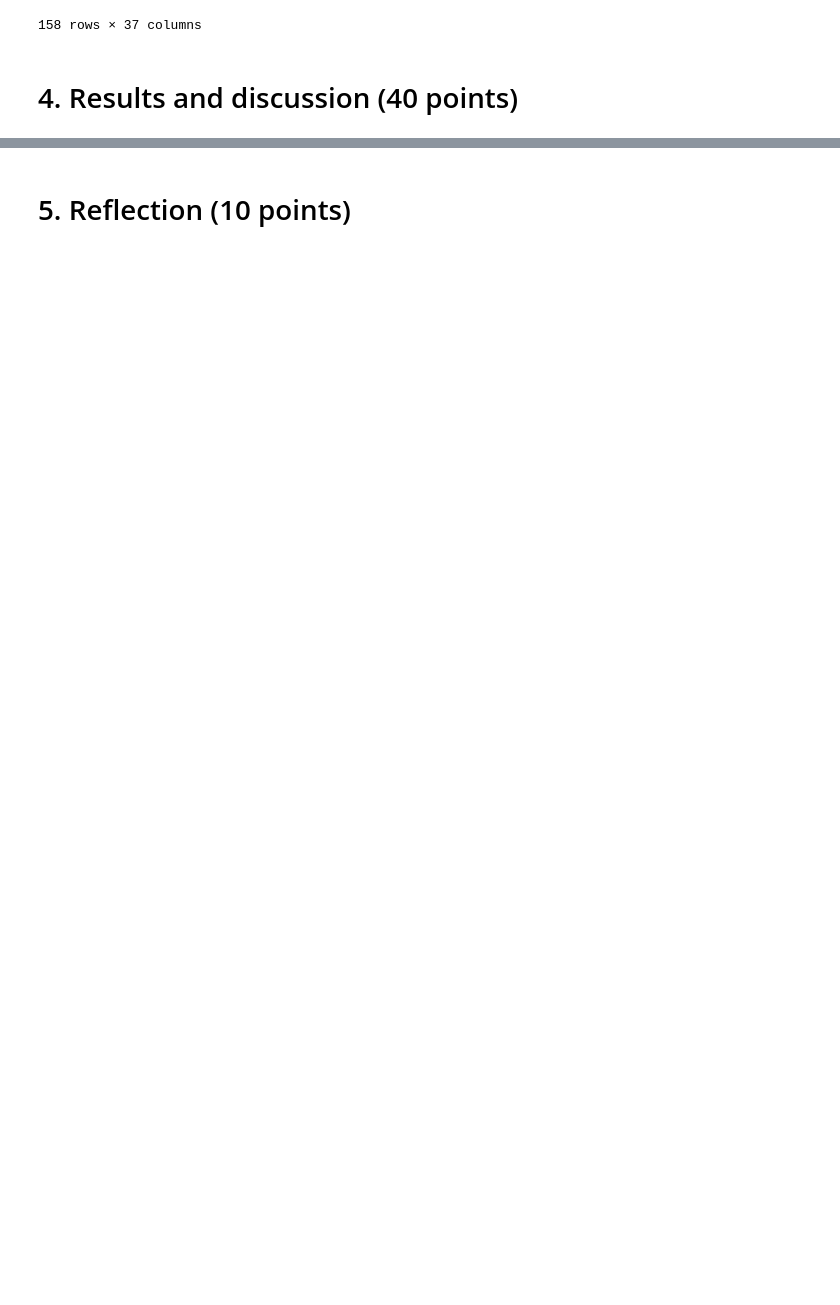
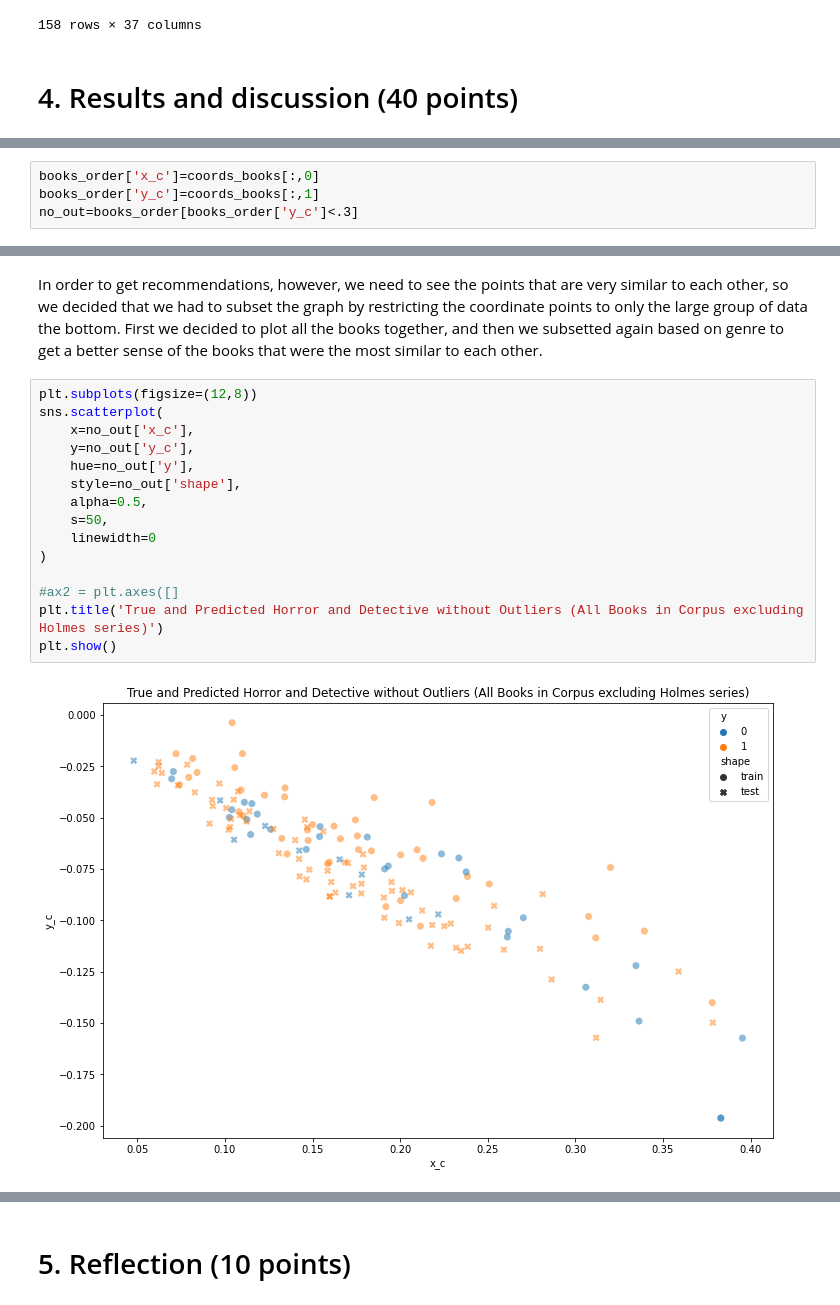
Before and after one commit to gitstelle/info3350-book-recommendation, a Jupyter notebook: books/mp_03_research_report.ipynb, the cells around one changed output, grey strips where cells are left out. Drawn from its saved outputs; the diff is of its cells as text; blank space fills up the shorter version.

```diff
--- a/books/mp_03_research_report.ipynb
+++ b/books/mp_03_research_report.ipynb
@@ -678,0 +695,4 @@ books_order
+# %%
+books_order['x_c']=coords_books[:,0]
+books_order['y_c']=coords_books[:,1]
+no_out=books_order[books_order['y_c']<.3]
@@ -678,0 +723,19 @@ books_order
+# %% [markdown]
+In order to get recommendations, however, we need to see the points that are very similar to each other, so we decided that we had to subset the graph by restricting the coordinate points to only the large group of data the bottom. First we decided to plot all the books together, and then we subsetted again based on genre to get a better sense of the books that were the most similar to each other.
+# %%
+plt.subplots(figsize=(12,8))
+sns.scatterplot(
+    x=no_out['x_c'],
+    y=no_out['y_c'],
+    hue=no_out['y'],
+    style=no_out['shape'],
+    alpha=0.5,
+    s=50,
+    linewidth=0
+)
+
+#ax2 = plt.axes([]
+plt.title('True and Predicted Horror and Detective without Outliers (All Books in Corpus excluding Holmes series)')
+plt.show()
+# %% [output]
+[figure, added]
```
Also changed, not shown: parts of 30 cells of this notebook, 1 other file.
